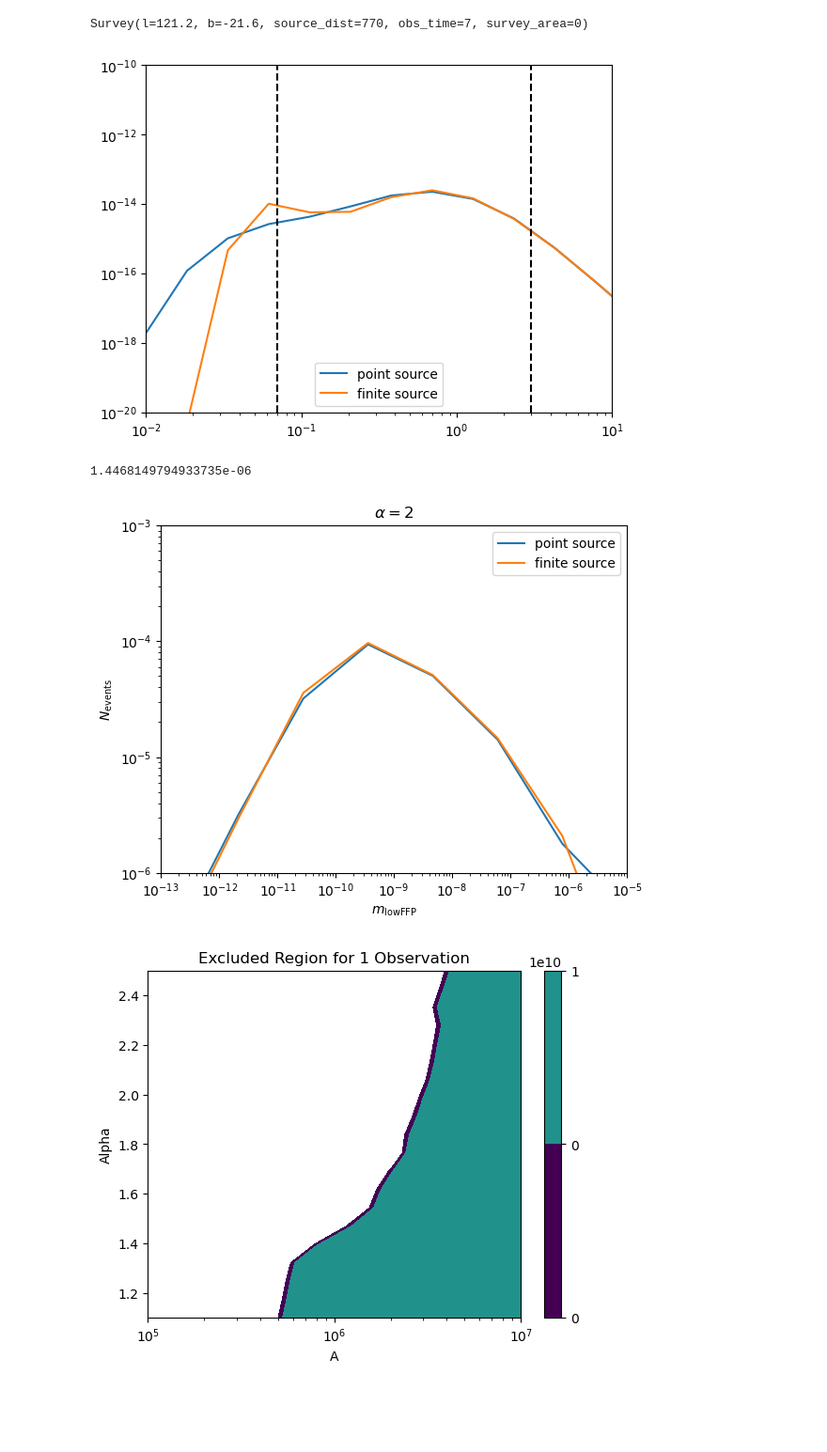
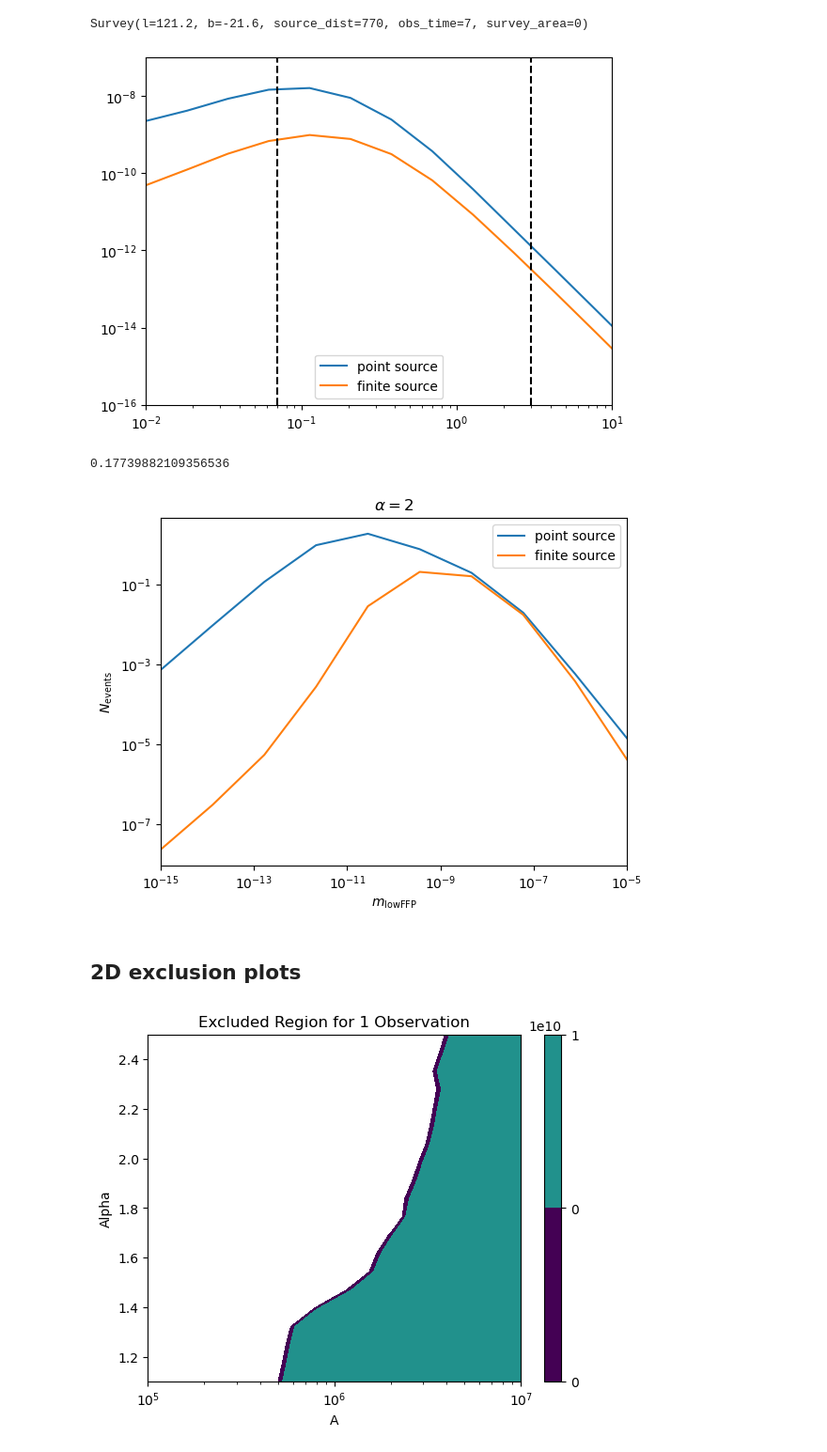
Before and after one commit to NolanSmyth/LensCalcPy, a Jupyter notebook: examples/hsc_ffp.ipynb, the cells around one changed output. Shown at 94% size. Drawn from its saved outputs; the diff is of its cells as text; code cells hidden in the pictures; blank space fills up the shorter version.

```diff
--- a/examples/hsc_ffp.ipynb
+++ b/examples/hsc_ffp.ipynb
@@ -32,7 +29,7 @@ Survey(l=121.2, b=-21.6, source_dist=770, obs_time=7, survey_area=0)
 # %%
 t_es = np.logspace(-2, 3, 20) #hours
 # %%
-m = 1e-7
+m = 1e-10
 alpha = 2
 # s.add_pbh(m)
 s.add_ffp(mlow=m, alpha=alpha)
@@ -42,14 +39,16 @@ diff_rates_finite = s.get_crossing_times_rates_ffp(t_es, finite=True)
 # %%
 plt.loglog(t_es, diff_rates, label='point source')
 plt.loglog(t_es, diff_rates_finite, label='finite source')
+
+# Add lines for HSC sensitivity window
 plt.axvline(0.07, color='k', ls='--')
 plt.axvline(3, color='k', ls='--')
 plt.xlim(1e-2, 1e1)
-plt.ylim(1e-20,1e-10)
+plt.ylim(1e-16,1e-7)
 plt.legend()
 plt.show()
 # %% [output]
-[figure, old version]
+[figure, new version]
 # %%
 diff_rate_interp = interp1d(t_es, diff_rates)
 # %%
@@ -59,7 +58,7 @@ dnds = quad(diff_rate_interp, ti, tf)[0]
 # %%
 s.n_sources*efficiency*dnds
 # %% [output]
-1.4468149794933735e-06
+0.17739882109356536
 # %%
 def get_n_events(m, alpha=2, finite=False):
     s.add_ffp(m, alpha=alpha)
@@ -98,12 +90,14 @@ plt.loglog(mlow_ffps, n_events_arr_finite, label='finite source')
 plt.xlabel(r'$m_{\rm low FFP}$')
 plt.ylabel(r'$N_{\rm events}$')
 plt.title(r'$\alpha = {}$'.format(alpha))
-plt.xlim(1e-13, 1e-5)
-plt.ylim(1e-6, 1e-3)
+plt.xlim(1e-15, 1e-5)
+# plt.ylim(1e-6, 1e-3)
 plt.legend()
 plt.show()
 # %% [output]
-[figure, old version]
+[figure, new version]
+# %% [markdown]
+## 2D exclusion plots
 # %%
 def get_n_events(A, alpha=2, finite=False):
     #We know the survey isn't sensitive to masses below about 1e-12
```
Also changed, not shown: parts of 2 cells of this notebook, 5 other files.
